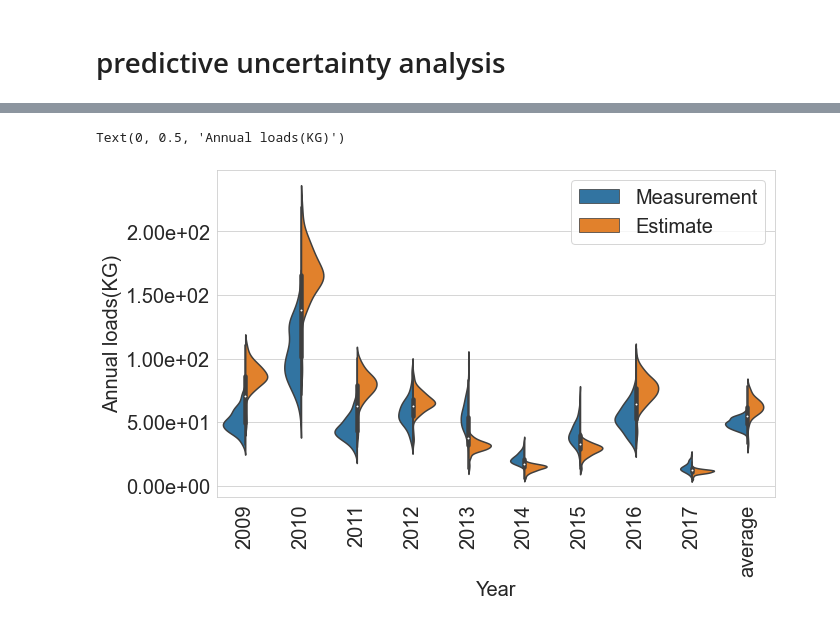
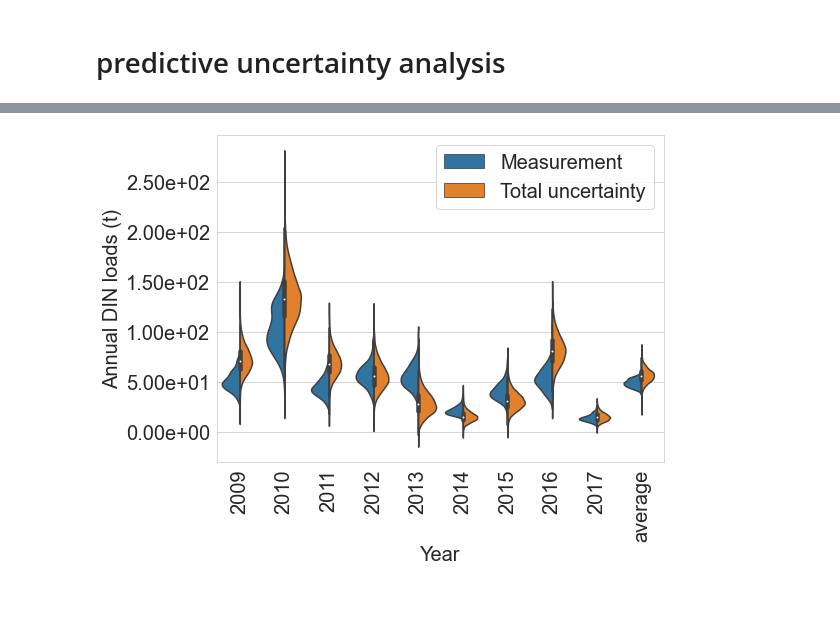
Before and after one commit to QianWanghhu/predict_uq, a Jupyter notebook: src/notebooks/predictive_uncertainty.ipynb, the cells around one changed output, grey strips where cells are left out. Drawn from its saved outputs; the diff is of its cells as text; code cells hidden in the pictures.

```diff
--- a/src/notebooks/predictive_uncertainty.ipynb
+++ b/src/notebooks/predictive_uncertainty.ipynb
@@ -17,4 +17,4 @@ mpl.rcParams['savefig.format'] = 'pdf'
 mpl.rcParams['axes.labelsize'] = 20
 mpl.rcParams['xtick.labelsize'] = 20
 mpl.rcParams['ytick.labelsize'] = 20
-mpl.rcParams['legend.fontsize'] = 20
+mpl.rcParams['legend.fontsize'] = 14
@@ -28,13 +21,27 @@ log_load = True
+# %%
+# import the annual loads
+file_dates = ['20220118_full', '20220123', '20220125', '20220126', '20220128', '20220129', '20220130', '20220201', '20220203', '20220204']
+ind_results = [26, 12, 24, 8, 12, 12, 8, 11, 9, 7]
+fpaths = [f'../../output/work_run_{fd}/' for fd in file_dates]
+fns = [f'126001A.{ind_result}.obs.csv' for ind_result in ind_results]
+k = 0
+file_date, fpath, fn = file_dates[k], fpaths[k], fns[k]
+fn_meas = '126001A.base.obs.csv'
+fn_total_unc = 'total_uncertainty.csv'
+log_load = True
 # %%
 df = pd.read_csv(fpath + fn, index_col = 'real_name')
+df_total_unc = pd.read_csv(fpath + fn_total_unc, index_col = 'real_name')
 # select results of which the pbias is with 15%
 # df = df[(df.din_pbias < 15) & (df.din_pbias > -15)]
 df_meas = pd.read_csv(fpath + fn_meas, index_col = 'real_name')
 if log_load:
     df_meas.loc[:, 'din_2009':] = 10**(df_meas.loc[:, 'din_2009':])
     df.loc[:, 'din_2009':] = 10**(df.loc[:, 'din_2009':])
+
 df['average'] = df.loc[:, 'din_2009':'din_2017'].mean(axis=1).values
 df_meas['average'] = df_meas.loc[:, 'din_2009':'din_2017'].mean(axis=1).values
+df_total_unc['average'] = df_total_unc.loc[:, 'din_2009':'din_2017'].mean(axis=1).values
 
 # obs data
 obs_annual = [52.093, 99.478, 44.064, 57.936, 53.449, 21.858, 38.561, 51.843, 14.176]
@@ -45,13 +52,21 @@ obs_df = pd.DataFrame(data=obs_annual, index = [*np.arange(2009, 2018), 'average
 df_plot = pd.DataFrame(data = df.values[:, 1:].T.flatten(), columns=['Annual loads'])
 year_col = np.repeat(np.arange(2009, 2019), df.shape[0], 0).T
 df_plot['year'] = year_col
-df_plot['type'] = 'Estimate'
+df_plot['type'] = 'Parameter uncertainty'
 
 df_meas_plot = pd.DataFrame(data = df_meas.values[:, 1:].T.flatten(), columns=['Annual loads'])
 year_col = np.repeat(np.arange(2009, 2019), df_meas.shape[0], 0).T
 df_meas_plot['year'] = year_col
 df_meas_plot['type'] = 'Measurement realization'
+
+df_total_unc_plot = pd.DataFrame(data = df_total_unc.values[:, :].T.flatten(), columns=['Annual loads'])
+year_col = np.repeat(np.arange(2009, 2019), df_total_unc.shape[0], 0).T
+df_total_unc_plot['year'] = year_col
+df_total_unc_plot['type'] = 'Total Uncertainty'
+
 df_plot = pd.concat([df_meas_plot, df_plot])
+df_total_unc_plot = pd.concat([df_meas_plot, df_total_unc_plot])
+df_total_unc_plot = df_total_unc_plot.reset_index(drop=True)
 
 df_plot.reset_index().tail()
 # %% [output]
@@ -79,15 +93,14 @@ Text(0, 0.5, 'Annual loads(KG)')
 # %%
 # Plot the uncertainty of annual loads
 sns.set_style('whitegrid')
-fig = plt.figure(figsize=(10, 6))
-ax = sns.violinplot(x='year', y='Annual loads', data=df_plot, hue='type', split=True);
-ax.legend(handles=ax.legend_.legendHandles, labels=['Measurement', 'Estimate'])
+fig = plt.figure(figsize=(8, 6))
+ax = sns.violinplot(x='year', y='Annual loads', data=df_total_unc_plot, hue='type', split=True);
+ax.legend(handles=ax.legend_.legendHandles, labels=['Measurement', 'Total uncertainty'])
 # obs_df.plot(y=[0], linewidth=0, ax=ax, marker='d', markersize=5, color='r', legend=['Obs']);
 ax.set_xticklabels([*np.arange(2009, 2018), 'average'], rotation=90);
 plt.gca().yaxis.set_major_formatter(mtick.FormatStrFormatter('%.2e'))
 ax.set_xlabel('Year')
-ax.set_ylabel('Annual loads(KG)')
-# plt.savefig(f'../../output/figs/predict_uncertainty_{file_date}.png', dpi=300, format='png')
+ax.set_ylabel('Annual DIN loads (t)')
+plt.savefig(f'../../output/figs/total_uncertainty_{file_date}.png', dpi=300, format='png')
 # %% [output]
-Text(0, 0.5, 'Annual loads(KG)')
-[figure, old version]
+[figure, new version]
```
Also changed, not shown: parts of 8 cells of this notebook.
